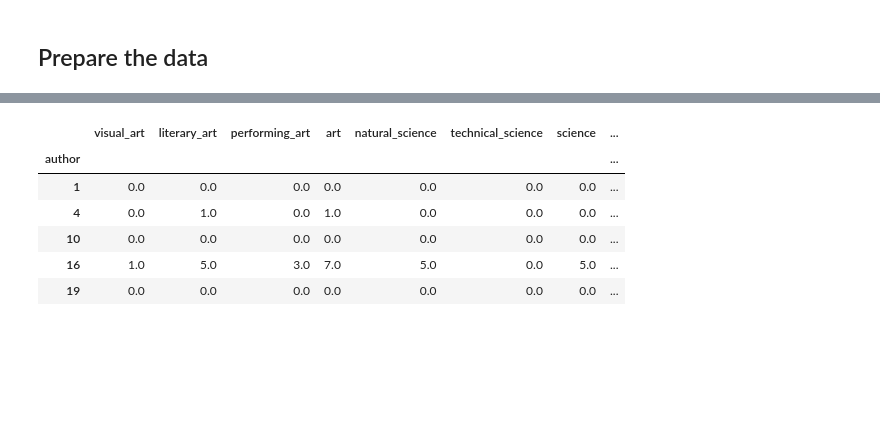
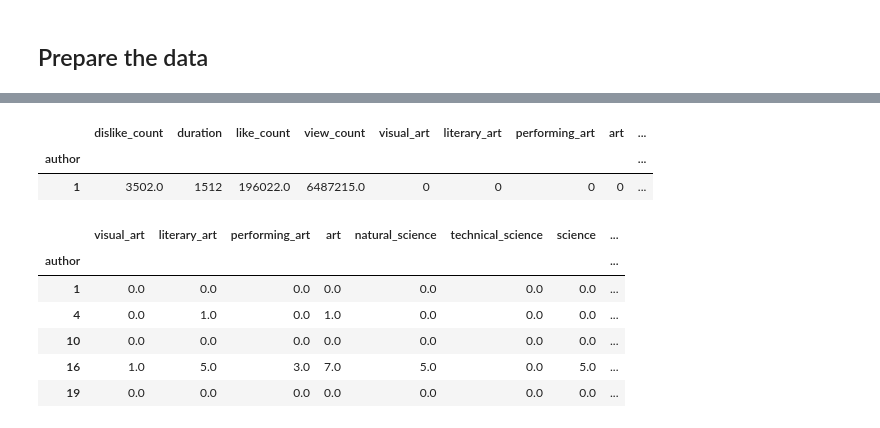
Before and after one commit to epfl-ada/ada-2022-project-geksada, a Jupyter notebook: Milestone 3.ipynb, the cells around one changed output, grey strips where cells are left out. Cells and saved outputs as stored; diff of their text form; code cells hidden in the pictures; blank space fills up the shorter version.

```diff
--- a/Milestone 3.ipynb
+++ b/Milestone 3.ipynb
@@ -722,5 +734,10 @@ df_videos_com = pd.merge(df_videos, df_com, on = "video_id").dropna()
 # %%
 df_videos_com_group = df_videos_com.groupby("author").sum()
+df_videos_com_group.head(1)
+# %% [output]
+|  | dislike_count | duration | like_count | view_count | visual_art | literary_art | performing_art | art | ... |
+| author |  |  |  |  |  |  |  |  | ... |
+| 1 | 3502.0 | 1512 | 196022.0 | 6487215.0 | 0 | 0 | 0 | 0 | ... |
 # %%
 df_videos_com_group.drop(columns=["dislike_count", "duration", "like_count", "view_count", "likes", "replies"], inplace=True)
 # %%
```
Also changed, not shown: parts of 21 cells of this notebook.
